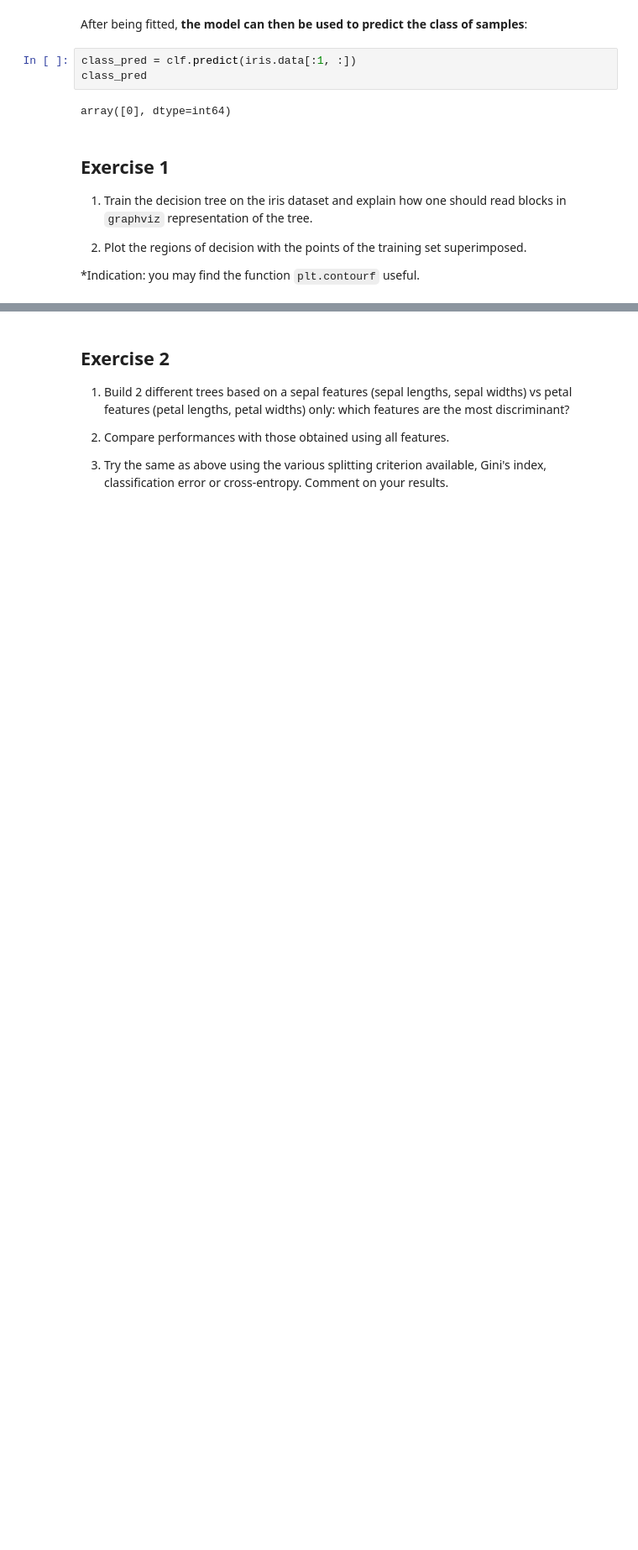
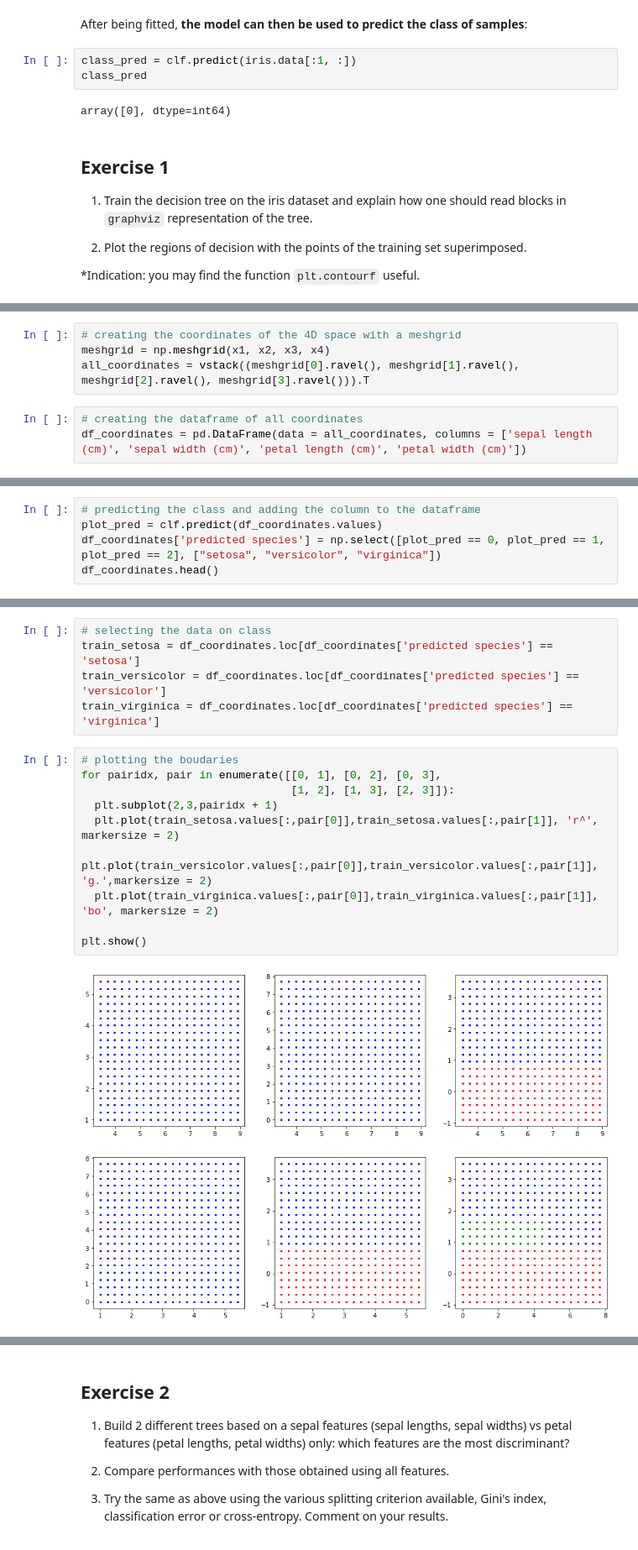
Before and after one commit to Mom0w/DAD, a Jupyter notebook: TP4_Afandi_Hu/TP4_Afandi_Hu.ipynb, the cells around one changed output, grey strips where cells are left out. Shown at 84% size. Saved outputs shown, nothing was run; the diff lists cells and outputs as text; blank space fills up the shorter version.

```diff
--- a/TP4_Afandi_Hu/TP4_Afandi_Hu.ipynb
+++ b/TP4_Afandi_Hu/TP4_Afandi_Hu.ipynb
@@ -377,0 +255,7 @@ Z.shape
+# %%
+# creating the coordinates of the 4D space with a meshgrid
+meshgrid = np.meshgrid(x1, x2, x3, x4)
+all_coordinates = vstack((meshgrid[0].ravel(), meshgrid[1].ravel(), meshgrid[2].ravel(), meshgrid[3].ravel())).T
+# %%
+# creating the dataframe of all coordinates
+df_coordinates = pd.DataFrame(data = all_coordinates, columns = ['sepal length (cm)', 'sepal width (cm)', 'petal length (cm)', 'petal width (cm)'])
@@ -377,0 +275,5 @@ Z.shape
+# %%
+# predicting the class and adding the column to the dataframe
+plot_pred = clf.predict(df_coordinates.values)
+df_coordinates['predicted species'] = np.select([plot_pred == 0, plot_pred == 1, plot_pred == 2], ["setosa", "versicolor", "virginica"])
+df_coordinates.head()
@@ -377,0 +287,17 @@ Z.shape
+# %%
+# selecting the data on class
+train_setosa = df_coordinates.loc[df_coordinates['predicted species'] == 'setosa']
+train_versicolor = df_coordinates.loc[df_coordinates['predicted species'] == 'versicolor']
+train_virginica = df_coordinates.loc[df_coordinates['predicted species'] == 'virginica']
+# %%
+# plotting the boudaries
+for pairidx, pair in enumerate([[0, 1], [0, 2], [0, 3],
+                                [1, 2], [1, 3], [2, 3]]):
+  plt.subplot(2,3,pairidx + 1)
+  plt.plot(train_setosa.values[:,pair[0]],train_setosa.values[:,pair[1]], 'r^', markersize = 2)
+  plt.plot(train_versicolor.values[:,pair[0]],train_versicolor.values[:,pair[1]], 'g.',markersize = 2)
+  plt.plot(train_virginica.values[:,pair[0]],train_virginica.values[:,pair[1]], 'bo', markersize = 2)
+
+plt.show()
+# %% [output]
+[figure, added]
```
Also changed, not shown: parts of 121 cells of this notebook.
